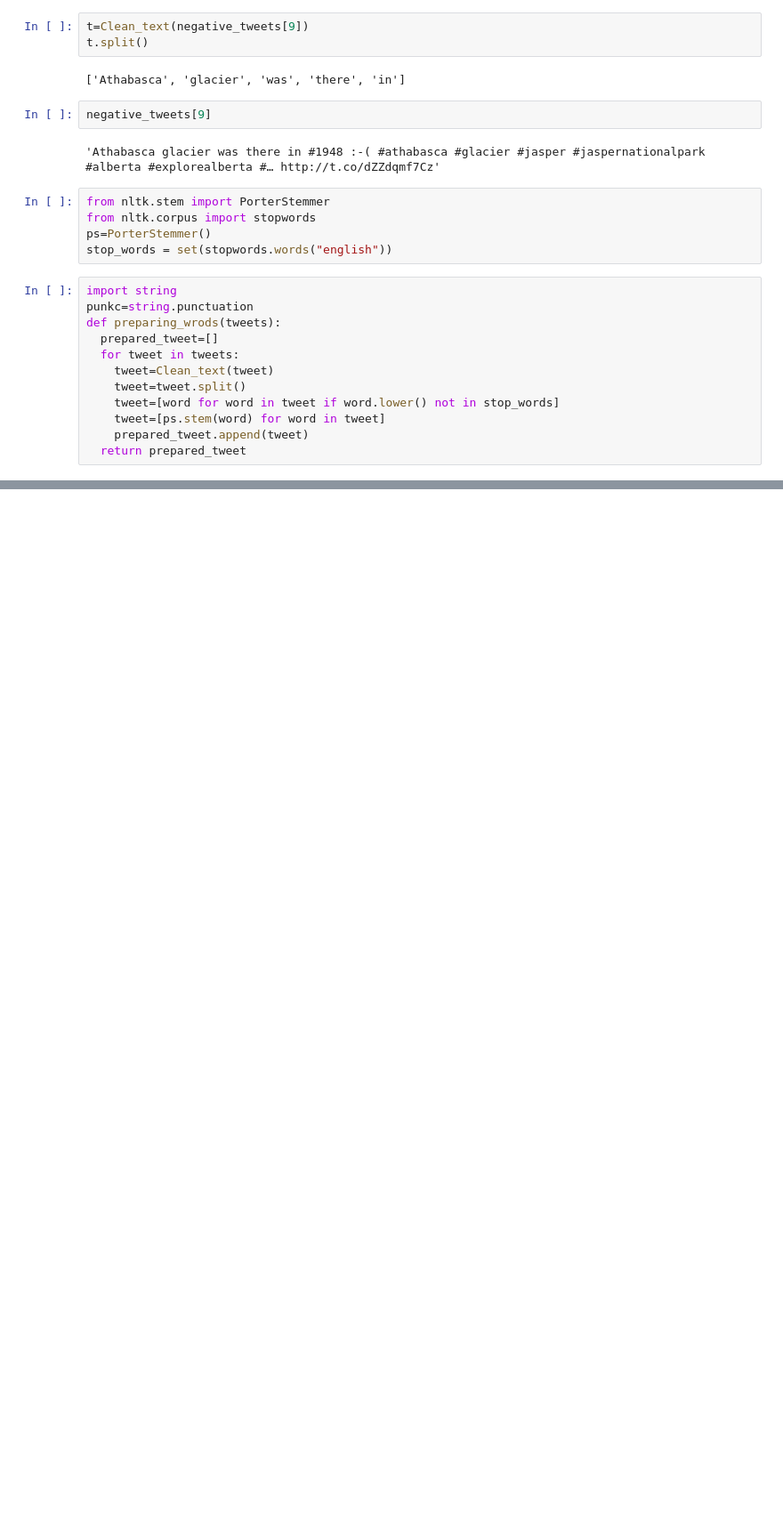
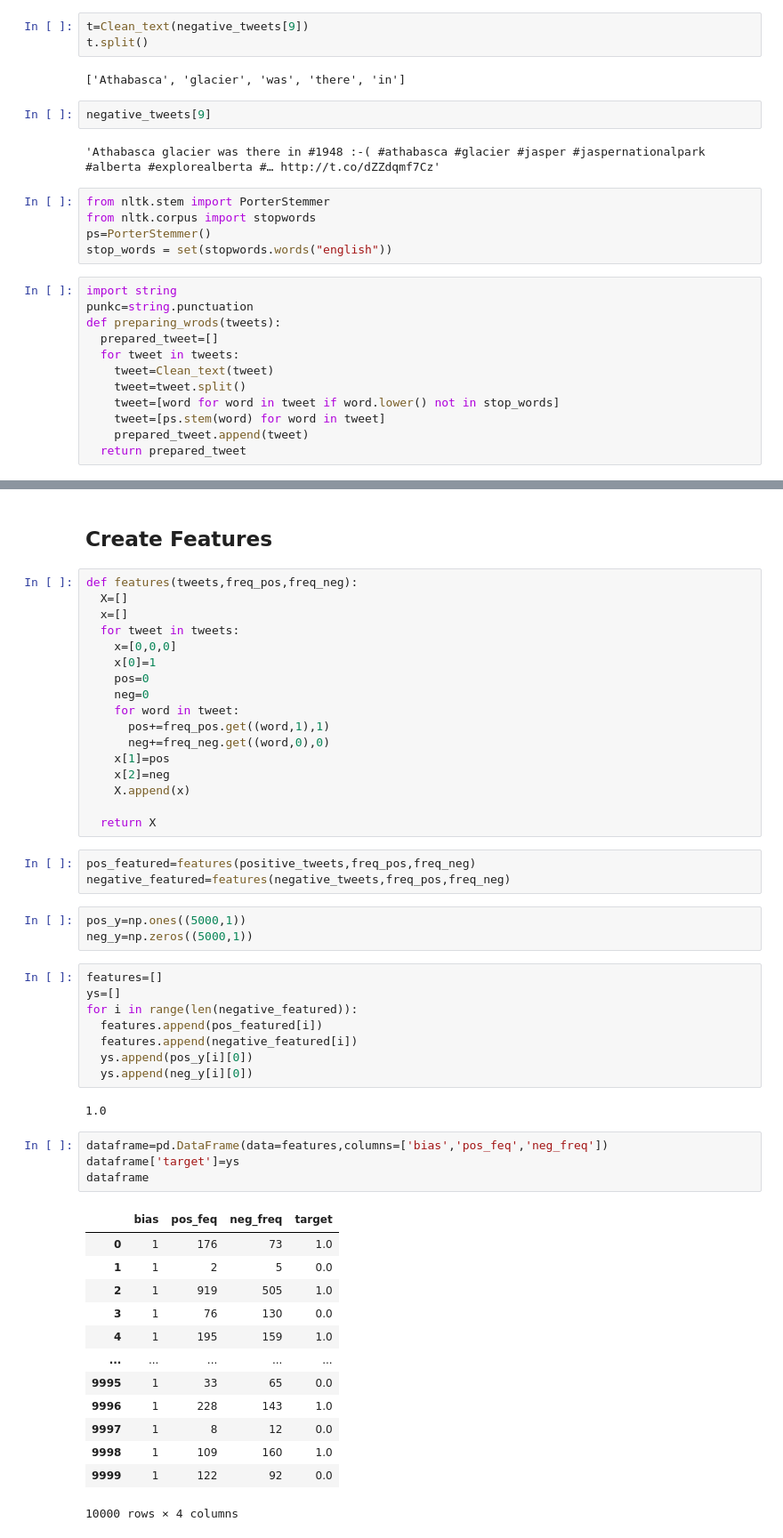
Before and after one commit to Belal-AI/NLP-ffrequency-classification-and-naive-bayes-positive-and-negative, a Jupyter notebook: nlpclassification.ipynb, the cells around one changed output, grey strips where cells are left out. Shown: that part at 89% size. Cells and saved outputs as stored; diff of their text form; blank space fills up the shorter version.

```diff
--- a/nlpclassification.ipynb
+++ b/nlpclassification.ipynb
@@ -109,0 +117,53 @@ for w in negative_tweets:
+# %% [markdown]
+## Create Features
+# %%
+def features(tweets,freq_pos,freq_neg):
+  X=[]
+  x=[]
+  for tweet in tweets:
+    x=[0,0,0]
+    x[0]=1
+    pos=0
+    neg=0
+    for word in tweet:
+      pos+=freq_pos.get((word,1),1)
+      neg+=freq_neg.get((word,0),0)
+    x[1]=pos
+    x[2]=neg
+    X.append(x)
+
+  return X
+# %%
+pos_featured=features(positive_tweets,freq_pos,freq_neg)
+negative_featured=features(negative_tweets,freq_pos,freq_neg)
+# %%
+pos_y=np.ones((5000,1))
+neg_y=np.zeros((5000,1))
+# %%
+features=[]
+ys=[]
+for i in range(len(negative_featured)):
+  features.append(pos_featured[i])
+  features.append(negative_featured[i])
+  ys.append(pos_y[i][0])
+  ys.append(neg_y[i][0])
+# %% [output]
+1.0
+# %%
+dataframe=pd.DataFrame(data=features,columns=['bias','pos_feq','neg_freq'])
+dataframe['target']=ys
+dataframe
+# %% [output]
+|  | bias | pos_feq | neg_freq | target |
+| 0 | 1 | 176 | 73 | 1.0 |
+| 1 | 1 | 2 | 5 | 0.0 |
+| 2 | 1 | 919 | 505 | 1.0 |
+| 3 | 1 | 76 | 130 | 0.0 |
+| 4 | 1 | 195 | 159 | 1.0 |
+| ... | ... | ... | ... | ... |
+| 9995 | 1 | 33 | 65 | 0.0 |
+| 9996 | 1 | 228 | 143 | 1.0 |
+| 9997 | 1 | 8 | 12 | 0.0 |
+| 9998 | 1 | 109 | 160 | 1.0 |
+| 9999 | 1 | 122 | 92 | 0.0 |
+10000 rows × 4 columns
```
Also changed, not shown: parts of 8 cells of this notebook.
